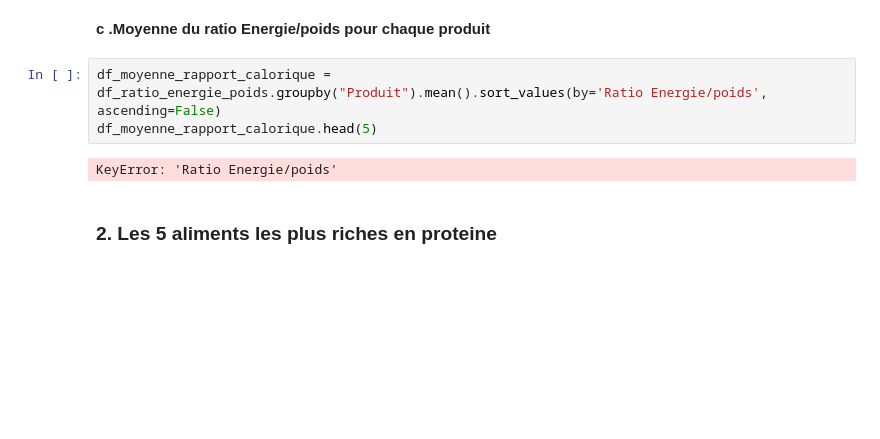
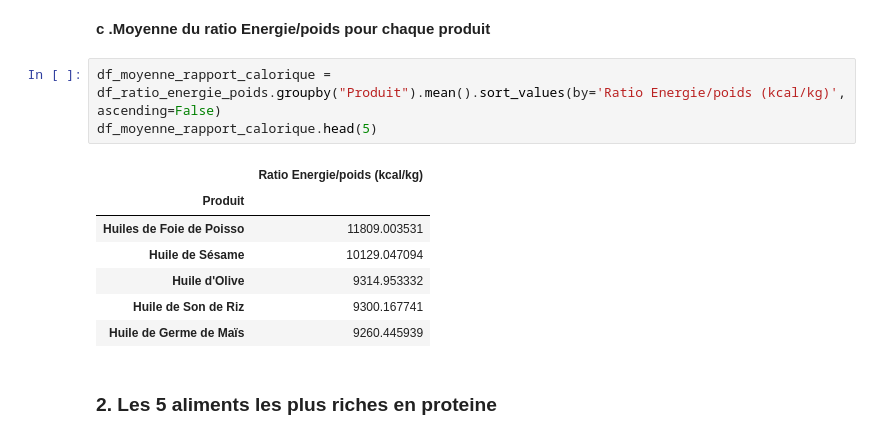
Before and after one commit to boublenza/Formation_OC, a Jupyter notebook: Projet3.ipynb, the cells around one changed output. Saved outputs shown, nothing was run; the diff lists cells and outputs as text; blank space fills up the shorter version.

```diff
--- a/Projet3.ipynb
+++ b/Projet3.ipynb
@@ -353,10 +353,16 @@ Elts_caloriques
 # %% [markdown]
 <b> c .Moyenne du ratio Energie/poids pour chaque produit </b>
 # %%
-df_moyenne_rapport_calorique = df_ratio_energie_poids.groupby("Produit").mean().sort_values(by='Ratio Energie/poids', ascending=False)
+df_moyenne_rapport_calorique = df_ratio_energie_poids.groupby("Produit").mean().sort_values(by='Ratio Energie/poids (kcal/kg)', ascending=False)
 df_moyenne_rapport_calorique.head(5)
 # %% [output]
-KeyError: 'Ratio Energie/poids'
+|  | Ratio Energie/poids (kcal/kg) |
+| Produit |  |
+| Huiles de Foie de Poisso | 11809.003531 |
+| Huile de Sésame | 10129.047094 |
+| Huile d'Olive | 9314.953332 |
+| Huile de Son de Riz | 9300.167741 |
+| Huile de Germe de Maïs | 9260.445939 |
 # %% [markdown]
  ### 2. Les 5 aliments les plus riches en proteine
 # %% [markdown]
```
Also changed, not shown: parts of 6 cells of this notebook.
